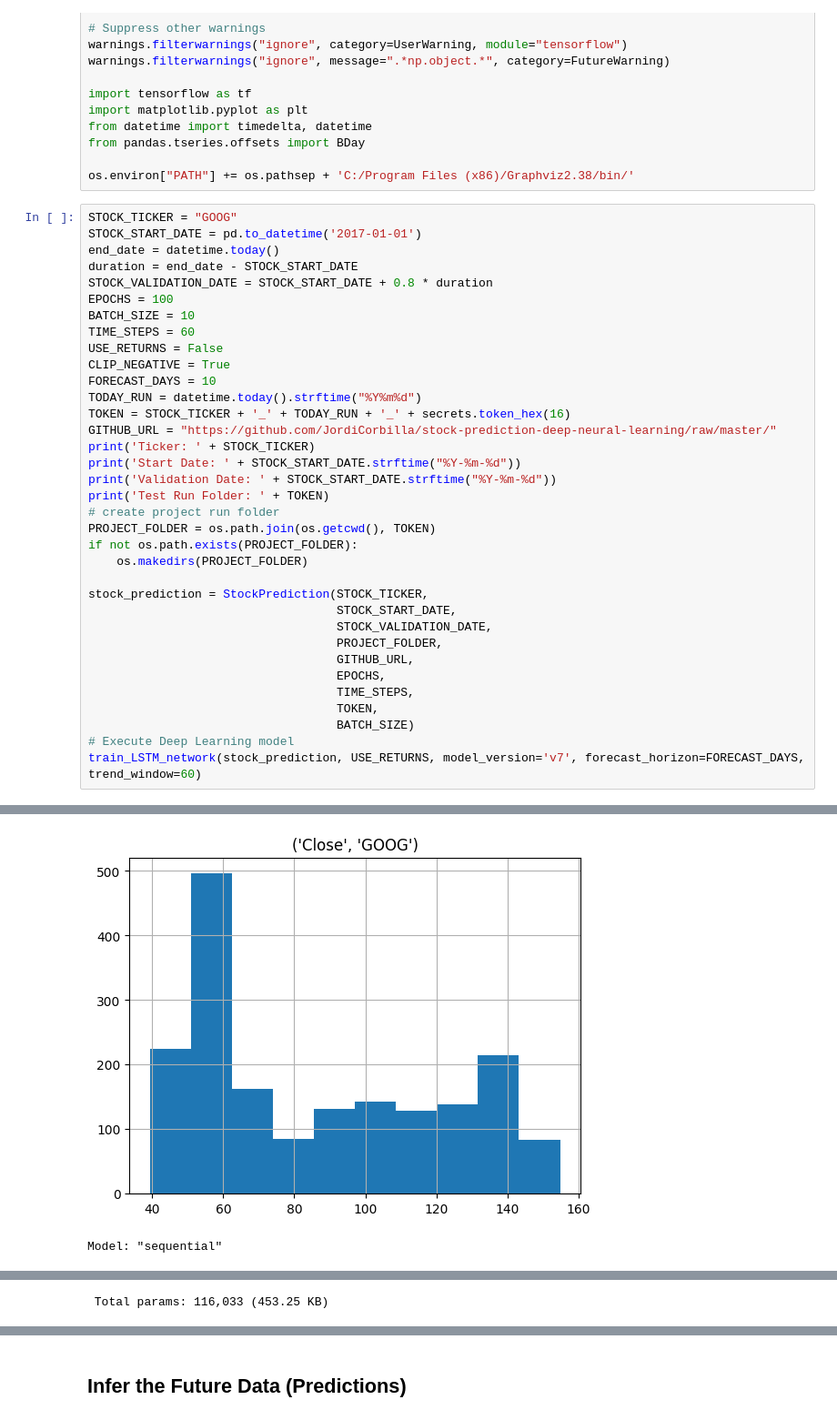
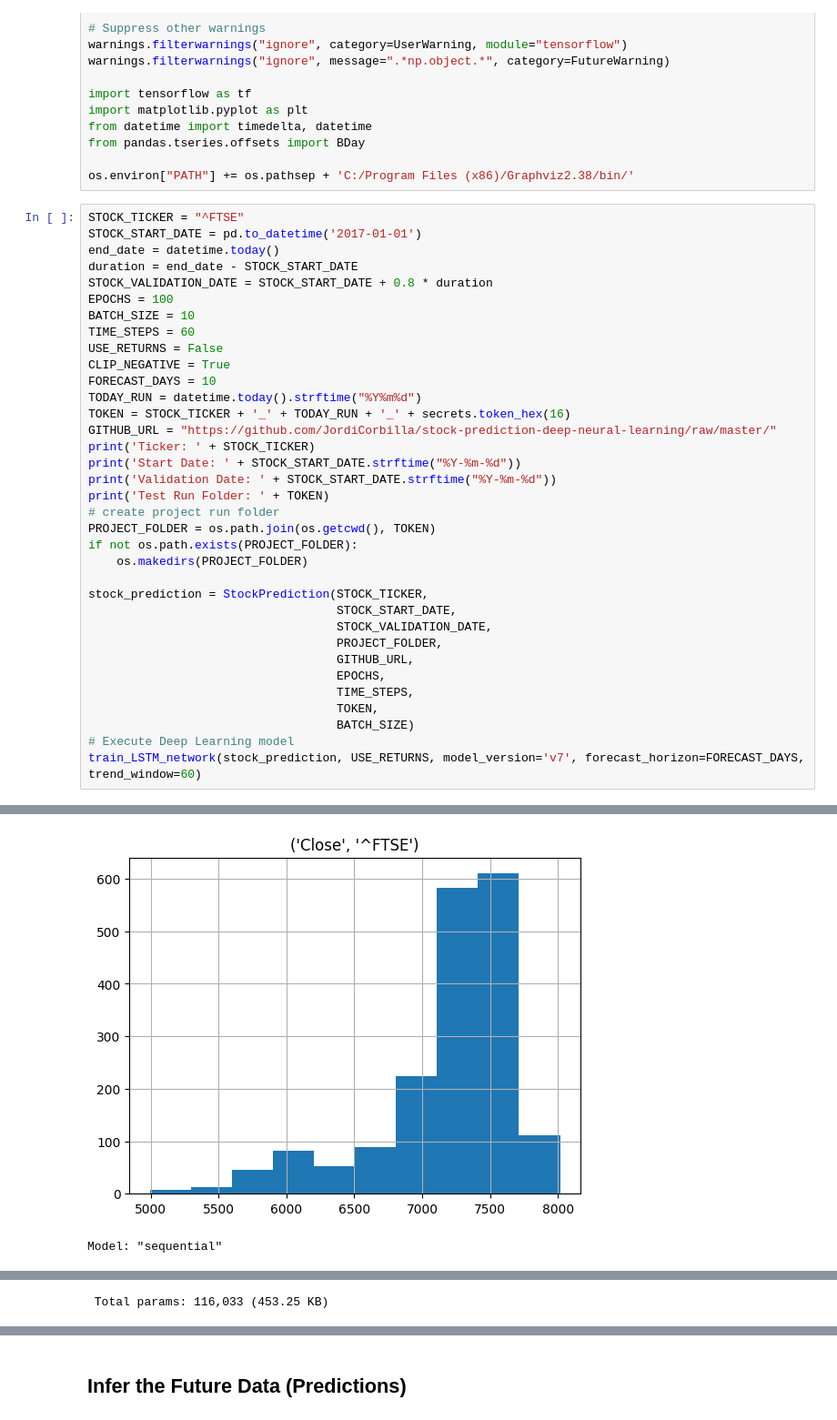
Before and after one commit to JordiCorbilla/stock-prediction-deep-neural-learning, a Jupyter notebook: stock_prediction_lstm.ipynb, the cells around one changed output, grey strips where cells are left out. Shown: that part at 91% size. Cells and saved outputs as stored; diff of their text form.

```diff
--- a/stock_prediction_lstm.ipynb
+++ b/stock_prediction_lstm.ipynb
@@ -50,7 +50,7 @@ from pandas.tseries.offsets import BDay
 
 os.environ["PATH"] += os.pathsep + 'C:/Program Files (x86)/Graphviz2.38/bin/'
 # %%
-STOCK_TICKER = "GOOG"
+STOCK_TICKER = "^FTSE"
 STOCK_START_DATE = pd.to_datetime('2017-01-01')
 end_date = datetime.today()
 duration = end_date - STOCK_START_DATE
@@ -94,4 +94,4 @@ plotting Data and Histogram
-[figure, old version]
+[figure, new version]
 Model: "sequential"
 ┏━━━━━━━━━━━━━━━━━━━━━━━━━━━━━━━━━━━━━━┳━━━━━━━━━━━━━━━━━━━━━━━━━━━━━┳━━━━━━━━━━━━━━━━━┓
 ┃ Layer (type)                         ┃ Output Shape                ┃         Param # ┃
```
Also changed, not shown: parts of 3 cells of this notebook, 15 other files.
